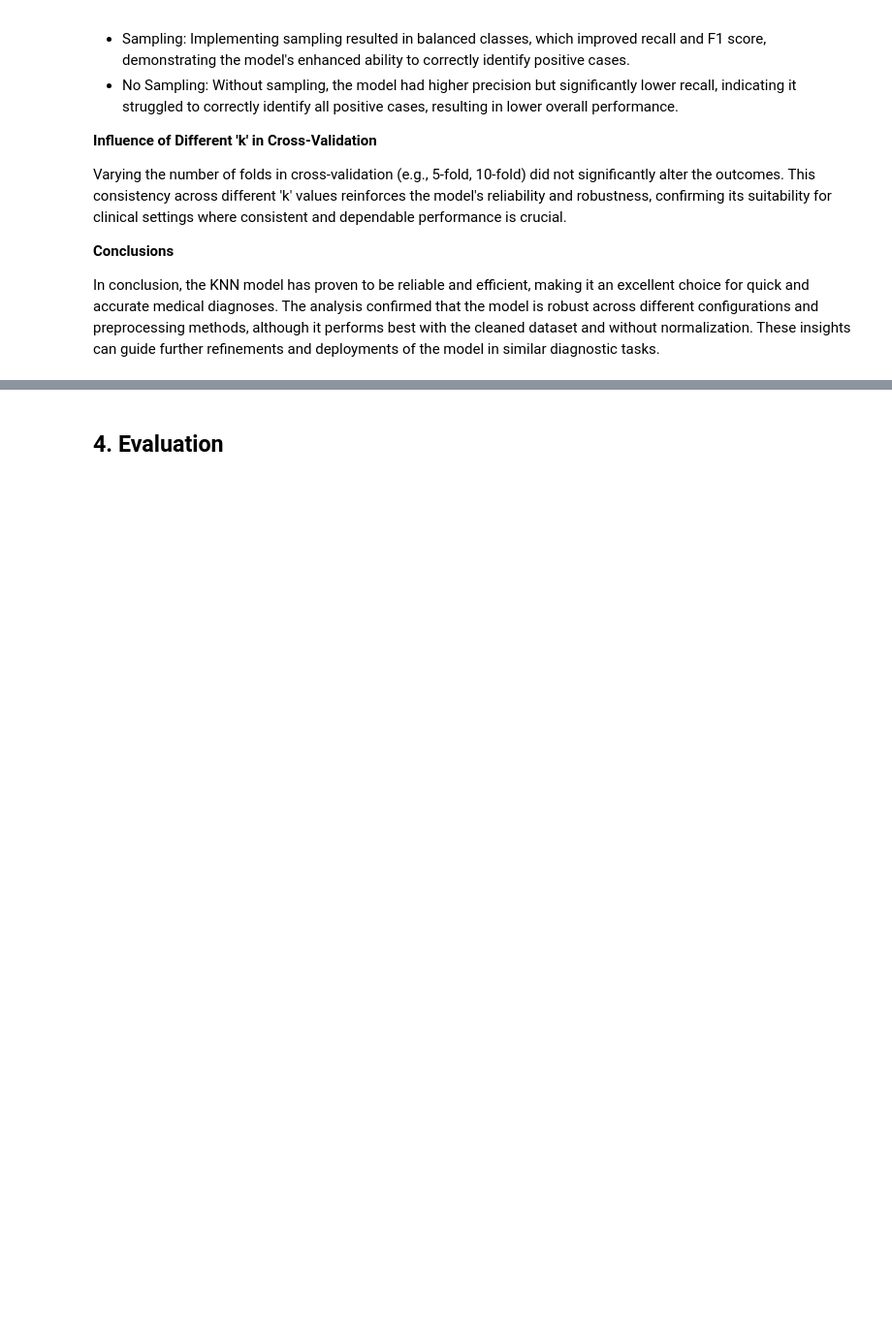
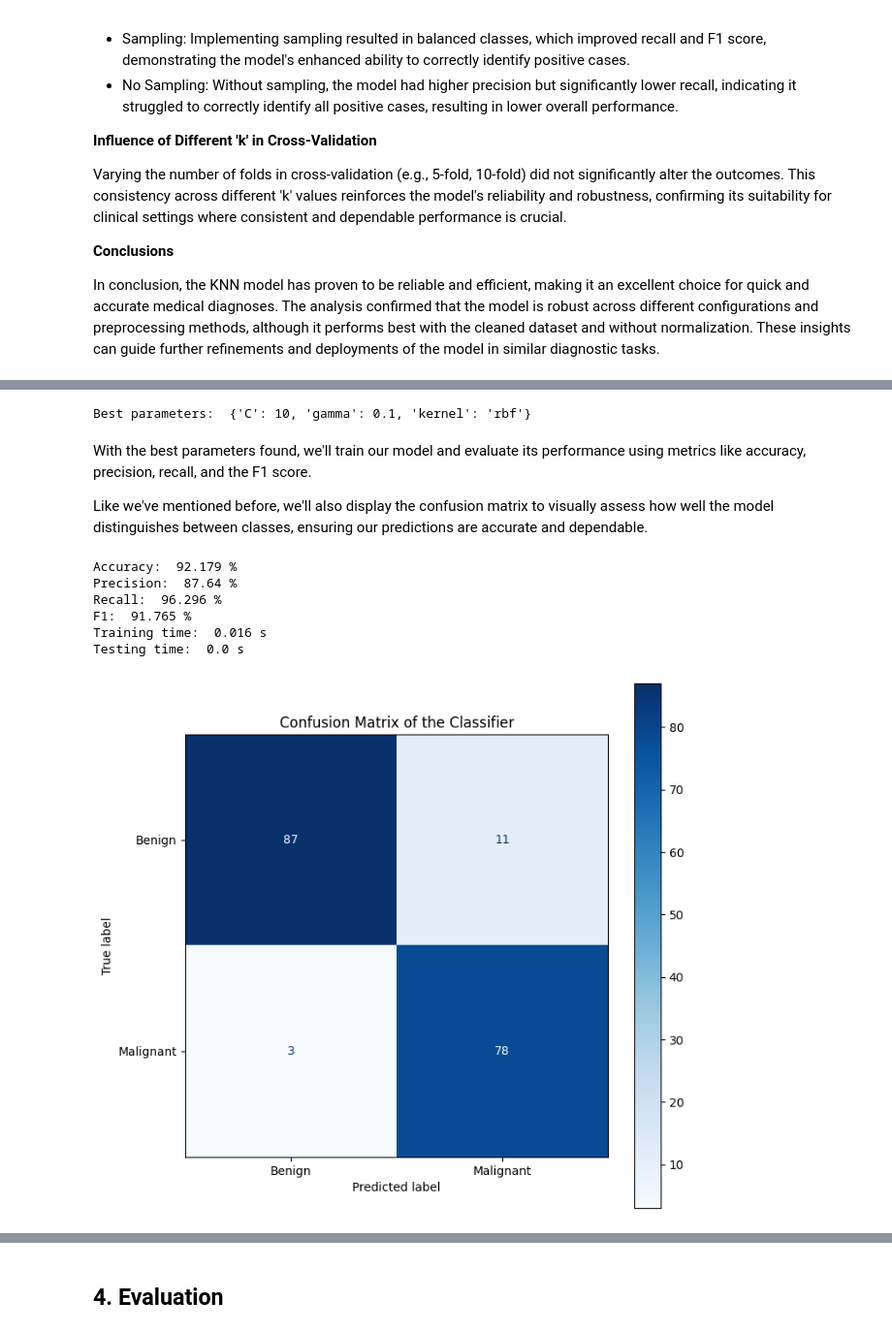
Before and after one commit to franciscaguimaraes/FEUP-IA, a Jupyter notebook: assignment2/src/notebook.ipynb, the cells around one changed output, grey strips where cells are left out. Shown at 97% size. Drawn from its saved outputs; the diff is of its cells as text; code cells hidden in the pictures; blank space fills up the shorter version.

Commit message:
adding svm model as extra

```diff
--- a/assignment2/src/notebook.ipynb
+++ b/assignment2/src/notebook.ipynb
@@ -1225,0 +1247,52 @@ In conclusion, the KNN model has proven to be reliable and efficient, making it
+# %%
+svm = SVC()
+
+best = True
+if (best):
+    parameter_grid =  {'C': [10], 'gamma': [0.1], 'kernel': ['rbf']}
+else:
+   parameter_grid = {'C': [0.1, 1, 10, 100, 1000],
+                      'gamma': [1e-3, 1e-4, 1, 0.1, 0.01, 0.001, 0.0001],
+                      'kernel': ['rbf', 'linear']}
+
+# Using SMOTE to balance the dataset and split it into training and testing sets
+(training_inputs, testing_inputs, training_classes, testing_classes) = applySampling(
+    all_inputs, all_labels, 0.25)
+
+training_inputs = standardize(training_inputs)
+testing_inputs = standardize(testing_inputs)
+
+cross_validation = StratifiedKFold(n_splits=10)
+
+grid_search = GridSearchCV(svm, param_grid=parameter_grid, cv=cross_validation)
+grid_search.fit(training_inputs, training_classes)
+
+print("Best parameters: ", grid_search.best_params_)
+svm.set_params(**grid_search.best_params_);
+# %% [output]
+Best parameters:  {'C': 10, 'gamma': 0.1, 'kernel': 'rbf'}
+# %% [markdown]
+With the best parameters found, we'll train our model and evaluate its performance using metrics like accuracy, precision, recall, and the F1 score.
+
+Like we've mentioned before, we'll also display the confusion matrix to visually assess how well the model distinguishes between classes, ensuring our predictions are accurate and dependable.
+# %%
+# Train the model
+start_train = time.time()
+svm.fit(training_inputs, training_classes)
+end_train = time.time()
+
+# Test the model
+start_test = time.time()
+testing_predictions = svm.predict(testing_inputs)
+end_test = time.time()
+
+# Model evaluation
+applyMetrics(svm, testing_predictions, testing_inputs, testing_classes, start_train, end_train, start_test, end_test)
+# %% [output]
+Accuracy:  92.179 %
+Precision:  87.64 %
+Recall:  96.296 %
+F1:  91.765 %
+Training time:  0.016 s
+Testing time:  0.0 s
+[figure, added]
```
Also changed, not shown: parts of 12 cells of this notebook.
